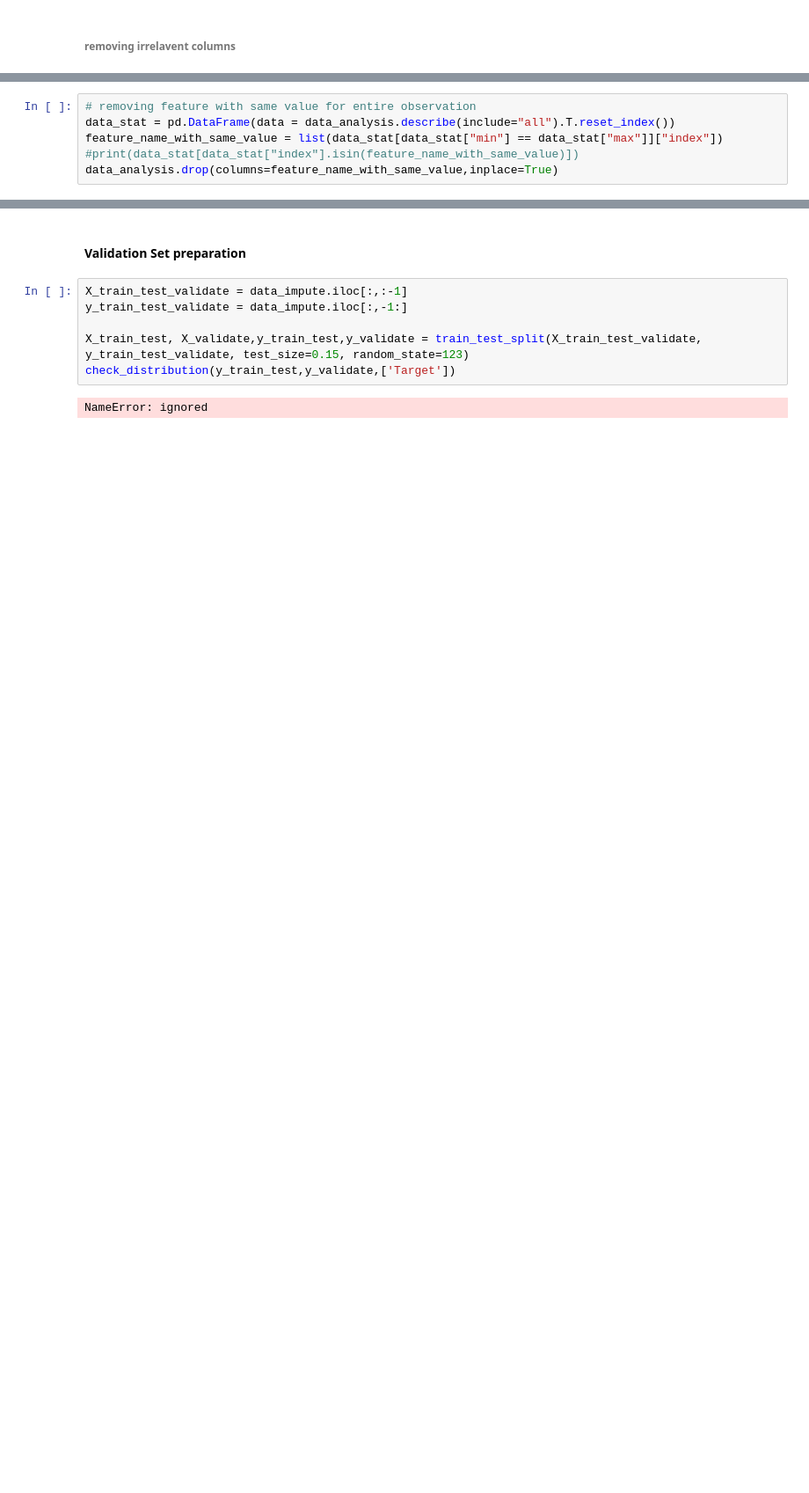
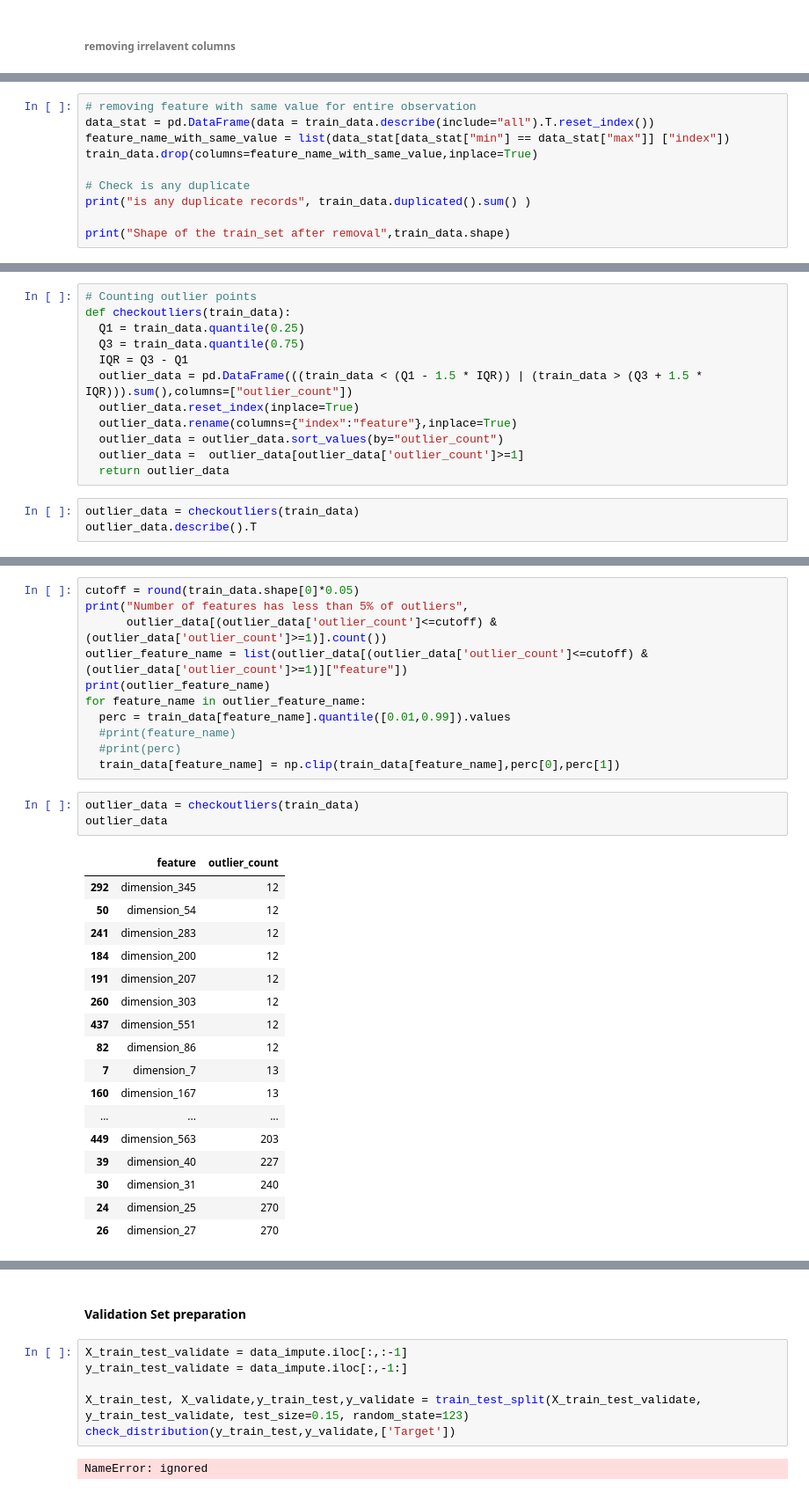
Before and after one commit to baalasangar/MLAI, a Jupyter notebook: 07_FeatureEngineering/Assignment/FeatureEngineering.ipynb, the cells around one changed output, grey strips where cells are left out. Shown: that part at 88% size. Drawn from its saved outputs; the diff is of its cells as text; blank space fills up the shorter version.

```diff
--- a/07_FeatureEngineering/Assignment/FeatureEngineering.ipynb
+++ b/07_FeatureEngineering/Assignment/FeatureEngineering.ipynb
@@ -188,6 +171,10 @@ data_analysis.drop(columns=["dimension_Time"],inplace=True) # removing Time attr
 # %%
 # removing feature with same value for entire observation
-data_stat = pd.DataFrame(data = data_analysis.describe(include="all").T.reset_index())
-feature_name_with_same_value = list(data_stat[data_stat["min"] == data_stat["max"]]["index"])
-#print(data_stat[data_stat["index"].isin(feature_name_with_same_value)])
-data_analysis.drop(columns=feature_name_with_same_value,inplace=True)
+data_stat = pd.DataFrame(data = train_data.describe(include="all").T.reset_index())
+feature_name_with_same_value = list(data_stat[data_stat["min"] == data_stat["max"]] ["index"])
+train_data.drop(columns=feature_name_with_same_value,inplace=True)
+
+# Check is any duplicate
+print("is any duplicate records", train_data.duplicated().sum() )
+
+print("Shape of the train_set after removal",train_data.shape)
@@ -224,0 +186,15 @@ missing_data.plot.barh(x="Feature_name",y="missing_per",figsize=(10,10))
+# %%
+# Counting outlier points
+def checkoutliers(train_data):
+  Q1 = train_data.quantile(0.25)
+  Q3 = train_data.quantile(0.75)
+  IQR = Q3 - Q1
+  outlier_data = pd.DataFrame(((train_data < (Q1 - 1.5 * IQR)) | (train_data > (Q3 + 1.5 * IQR))).sum(),columns=["outlier_count"])
+  outlier_data.reset_index(inplace=True)
+  outlier_data.rename(columns={"index":"feature"},inplace=True)
+  outlier_data = outlier_data.sort_values(by="outlier_count")
+  outlier_data =  outlier_data[outlier_data['outlier_count']>=1]
+  return outlier_data
+# %%
+outlier_data = checkoutliers(train_data)
+outlier_data.describe().T
@@ -224,0 +204,32 @@ missing_data.plot.barh(x="Feature_name",y="missing_per",figsize=(10,10))
+# %%
+cutoff = round(train_data.shape[0]*0.05)
+print("Number of features has less than 5% of outliers",
+      outlier_data[(outlier_data['outlier_count']<=cutoff) & (outlier_data['outlier_count']>=1)].count())
+outlier_feature_name = list(outlier_data[(outlier_data['outlier_count']<=cutoff) & (outlier_data['outlier_count']>=1)]["feature"])
+print(outlier_feature_name)
+for feature_name in outlier_feature_name:
+  perc = train_data[feature_name].quantile([0.01,0.99]).values
+  #print(feature_name)
+  #print(perc)
+  train_data[feature_name] = np.clip(train_data[feature_name],perc[0],perc[1])
+# %%
+outlier_data = checkoutliers(train_data)
+outlier_data
+# %% [output]
+|  | feature | outlier_count |
+| 292 | dimension_345 | 12 |
+| 50 | dimension_54 | 12 |
+| 241 | dimension_283 | 12 |
+| 184 | dimension_200 | 12 |
+| 191 | dimension_207 | 12 |
+| 260 | dimension_303 | 12 |
+| 437 | dimension_551 | 12 |
+| 82 | dimension_86 | 12 |
+| 7 | dimension_7 | 13 |
+| 160 | dimension_167 | 13 |
+| ... | ... | ... |
+| 449 | dimension_563 | 203 |
+| 39 | dimension_40 | 227 |
+| 30 | dimension_31 | 240 |
+| 24 | dimension_25 | 270 |
+| 26 | dimension_27 | 270 |
```
Also changed, not shown: parts of 20 cells of this notebook.
